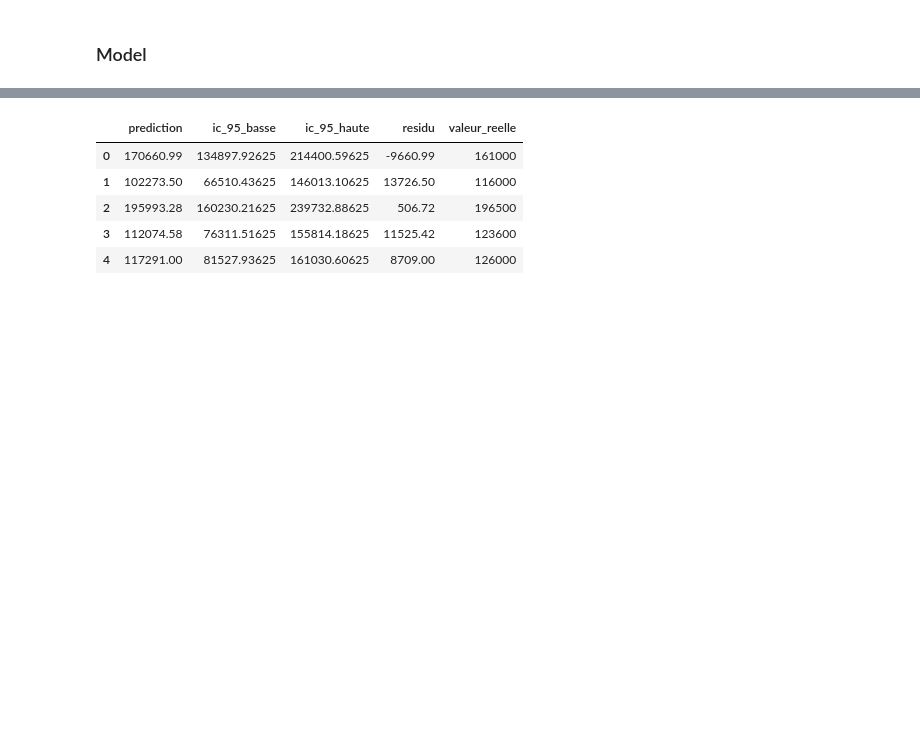
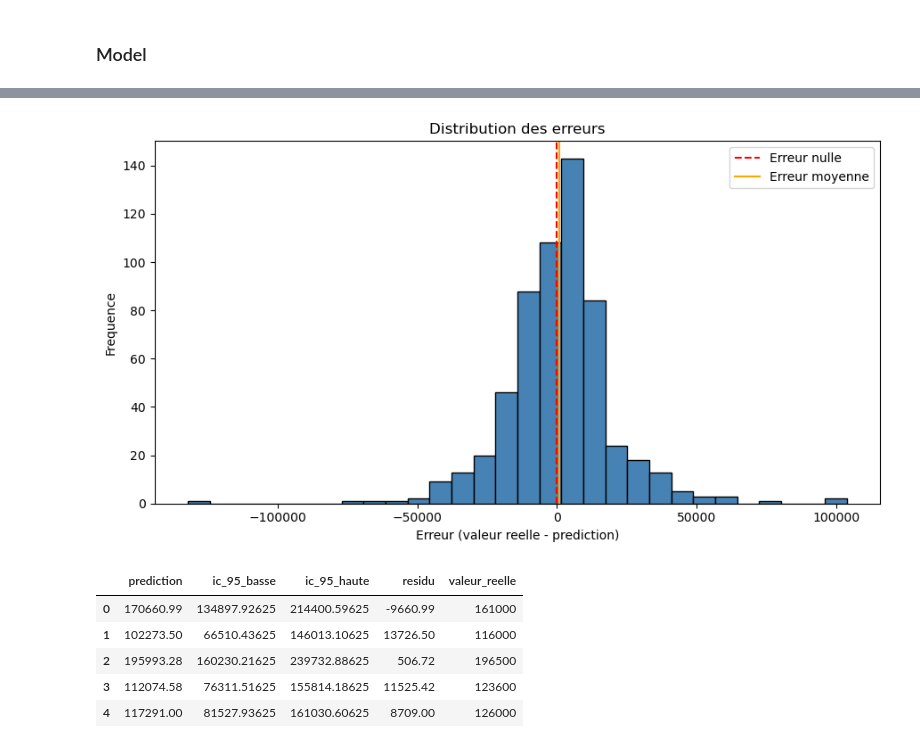
Before and after one commit to Douah123/realEstate, a Jupyter notebook: entrainement_modele.ipynb, the cells around one changed output, grey strips where cells are left out. Saved outputs shown, nothing was run; the diff lists cells and outputs as text; code cells hidden in the pictures; blank space fills up the shorter version.

```diff
--- a/entrainement_modele.ipynb
+++ b/entrainement_modele.ipynb
@@ -514,3 +526,16 @@ RMSE: 19297.952975860782
+# %%
+plt.figure(figsize=(9, 5))
+plt.hist(residuals, bins=30, color="steelblue", edgecolor="black")
+plt.axvline(0, color="red", linestyle="--", label="Erreur nulle")
+plt.axvline(residuals.mean(), color="orange", linestyle="-", label="Erreur moyenne")
+plt.title("Distribution des erreurs")
+plt.xlabel("Erreur (valeur reelle - prediction)")
+plt.ylabel("Frequence")
+plt.legend()
+plt.tight_layout()
+plt.show()
+# %% [output]
+[figure, added]
 # %%
 prediction_intervals = pd.DataFrame({
     "prediction": y_pred,
```
Also changed, not shown: parts of 6 cells of this notebook, 5 other files.
